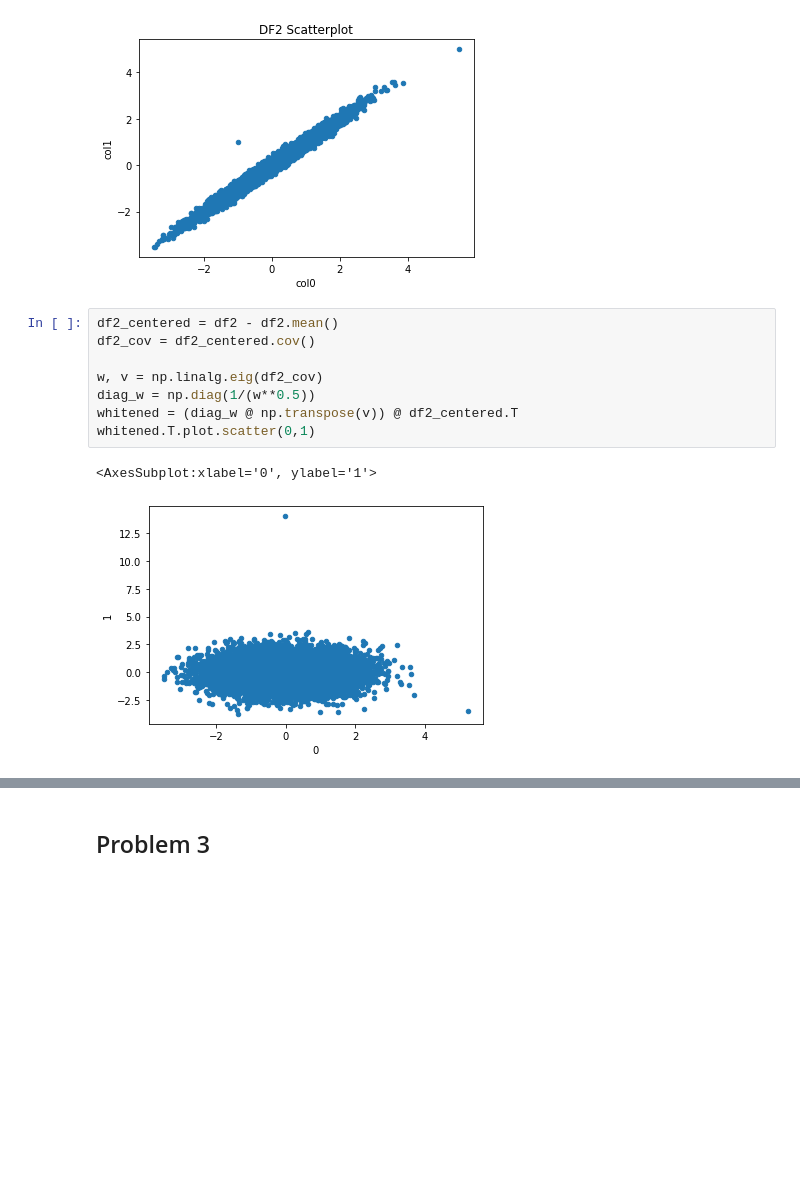
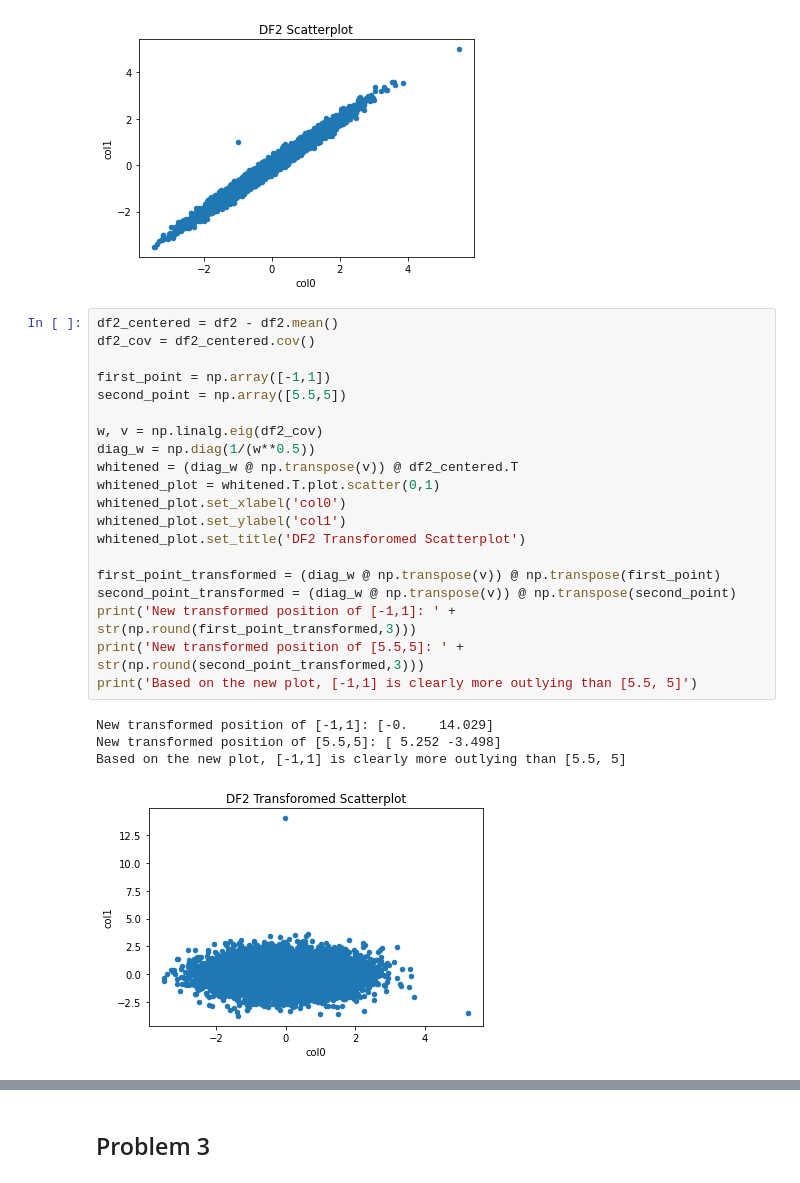
Before and after one commit to RickyMatsumoto/EE460J, a Jupyter notebook: HW2/Lab2_Notebook.ipynb, the cells around one changed output, grey strips where cells are left out. Cells and saved outputs as stored; diff of their text form; blank space fills up the shorter version.

```diff
--- a/HW2/Lab2_Notebook.ipynb
+++ b/HW2/Lab2_Notebook.ipynb
@@ -117,11 +117,25 @@ display(df2_sp)
 # %%
 df2_centered = df2 - df2.mean()
 df2_cov = df2_centered.cov()
 
+first_point = np.array([-1,1])
+second_point = np.array([5.5,5])
+
 w, v = np.linalg.eig(df2_cov)
 diag_w = np.diag(1/(w**0.5))
 whitened = (diag_w @ np.transpose(v)) @ df2_centered.T
-whitened.T.plot.scatter(0,1)
+whitened_plot = whitened.T.plot.scatter(0,1)
+whitened_plot.set_xlabel('col0')
+whitened_plot.set_ylabel('col1')
+whitened_plot.set_title('DF2 Transforomed Scatterplot')
+
+first_point_transformed = (diag_w @ np.transpose(v)) @ np.transpose(first_point)
+second_point_transformed = (diag_w @ np.transpose(v)) @ np.transpose(second_point)
+print('New transformed position of [-1,1]: ' + str(np.round(first_point_transformed,3)))
+print('New transformed position of [5.5,5]: ' + str(np.round(second_point_transformed,3)))
+print('Based on the new plot, [-1,1] is clearly more outlying than [5.5, 5]')
 # %% [output]
-<AxesSubplot:xlabel='0', ylabel='1'>
+New transformed position of [-1,1]: [-0.    14.029]
+New transformed position of [5.5,5]: [ 5.252 -3.498]
+Based on the new plot, [-1,1] is clearly more outlying than [5.5, 5]
-[figure, old version]
+[figure, new version]
```
Also changed, not shown: parts of 3 cells of this notebook.
